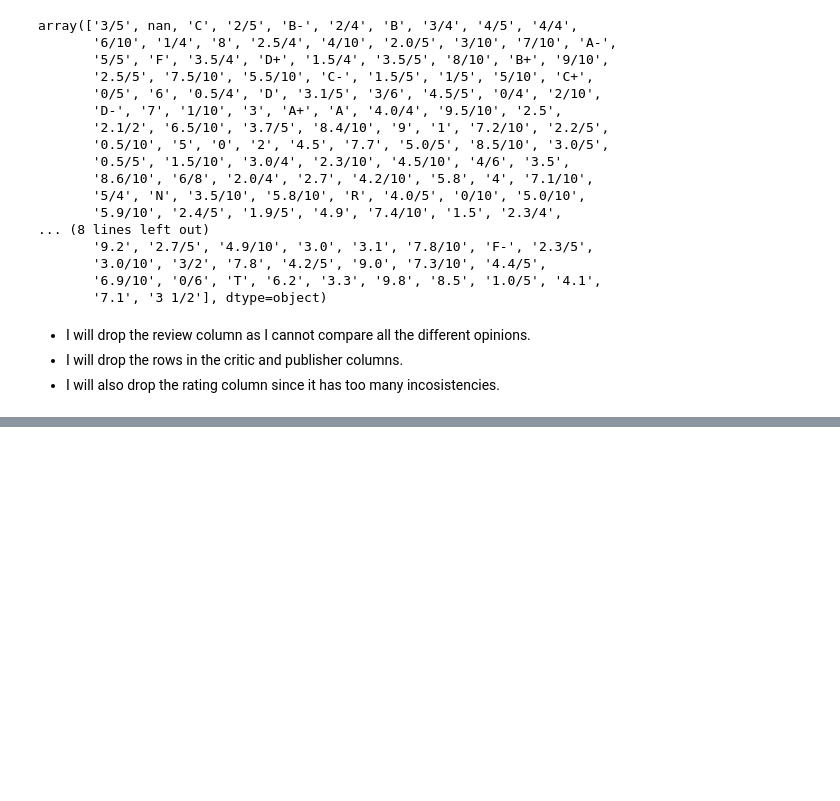
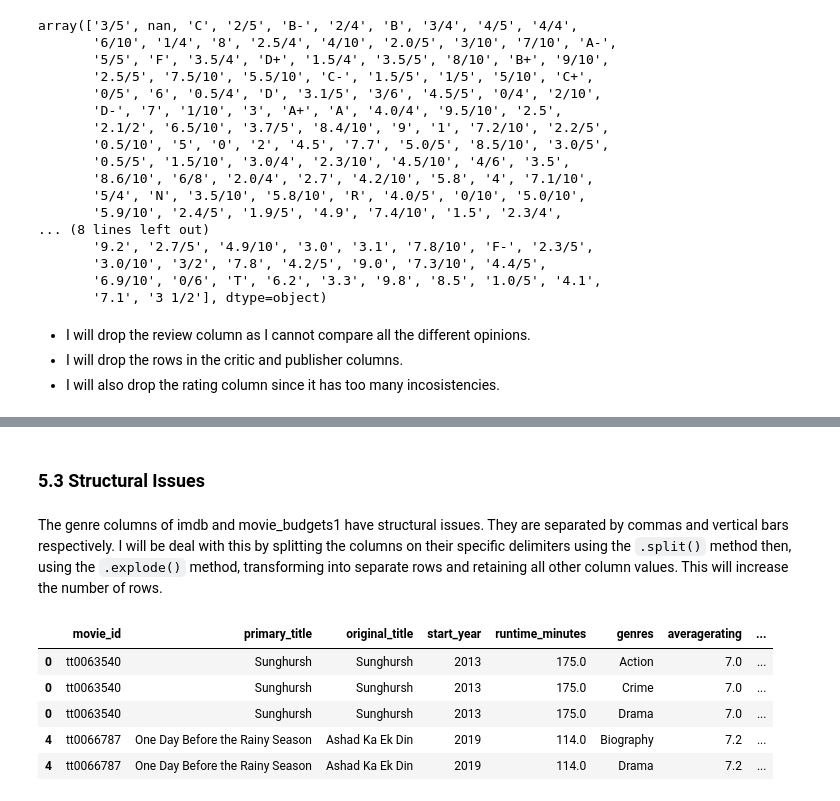
Before and after one commit to George-Mbugua/Movie_Analysis, a Jupyter notebook: Movie_Analysis.ipynb, the cells around one changed output, grey strips where cells are left out. Drawn from its saved outputs; the diff is of its cells as text; code cells hidden in the pictures; blank space fills up the shorter version.

Commit message:
Structural Issues

```diff
--- a/Movie_Analysis.ipynb
+++ b/Movie_Analysis.ipynb
@@ -747,0 +769,15 @@ rt_reviews.dropna(inpl)
+# %% [markdown]
+### 5.3 Structural Issues
+# %% [markdown]
+The genre columns of imdb and movie_budgets1 have structural issues. They are separated by commas and vertical bars respectively. I will be deal with this by splitting the columns on their specific delimiters using the `.split()` method then, using the `.explode()` method, transforming into separate rows and retaining all other column values. This will increase the number of rows.
+# %%
+#imdb
+imdb = imdb.assign(genres=imdb.genres.str.split(',')).explode('genres')
+imdb.head()
+# %% [output]
+|  | movie_id | primary_title | original_title | start_year | runtime_minutes | genres | averagerating | ... |
+| 0 | tt0063540 | Sunghursh | Sunghursh | 2013 | 175.0 | Action | 7.0 | ... |
+| 0 | tt0063540 | Sunghursh | Sunghursh | 2013 | 175.0 | Crime | 7.0 | ... |
+| 0 | tt0063540 | Sunghursh | Sunghursh | 2013 | 175.0 | Drama | 7.0 | ... |
+| 4 | tt0066787 | One Day Before the Rainy Season | Ashad Ka Ek Din | 2019 | 114.0 | Biography | 7.2 | ... |
+| 4 | tt0066787 | One Day Before the Rainy Season | Ashad Ka Ek Din | 2019 | 114.0 | Drama | 7.2 | ... |
```
Also changed, not shown: parts of 7 cells of this notebook.
